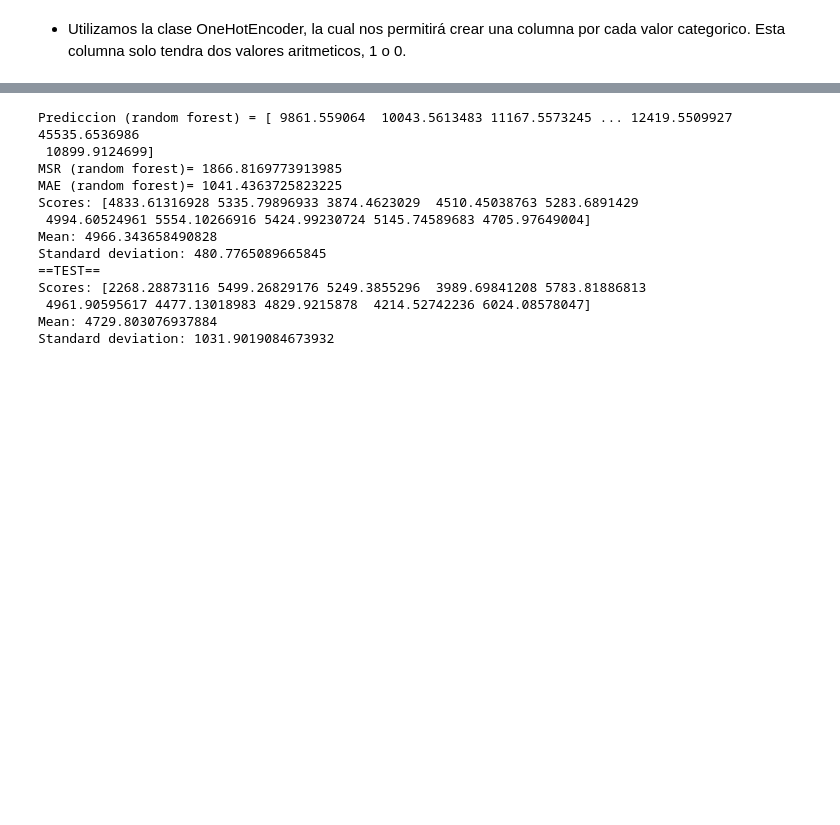
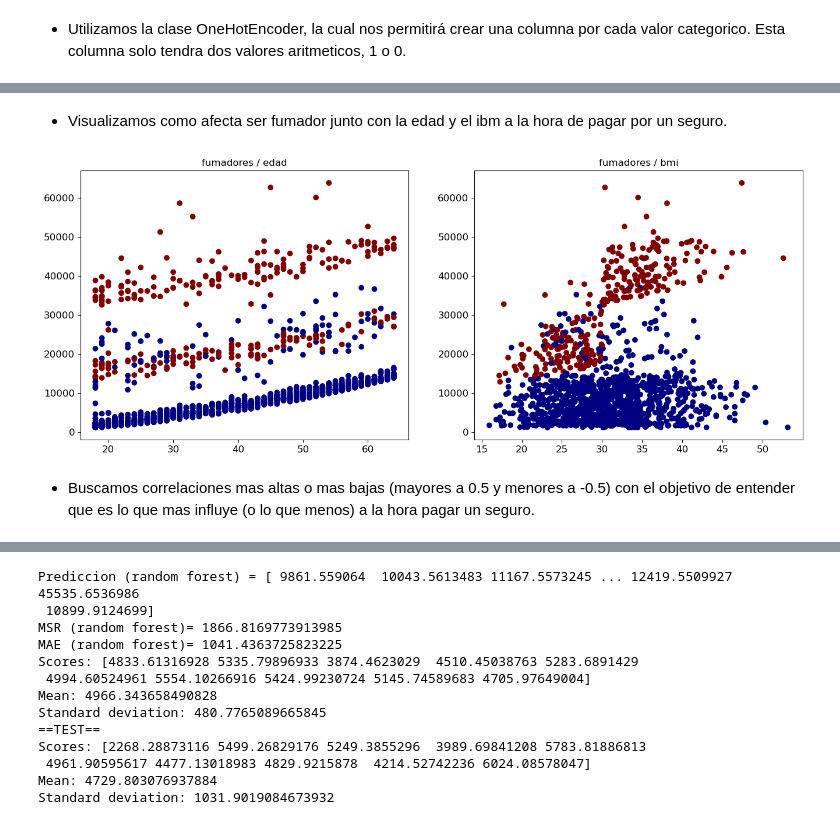
Before and after one commit to joshMonarch/prima_seguros, a Jupyter notebook: prima_seguros.ipynb, the cells around one changed output, grey strips where cells are left out. Cells and saved outputs as stored; diff of their text form; code cells hidden in the pictures; blank space fills up the shorter version.

```diff
--- a/prima_seguros.ipynb
+++ b/prima_seguros.ipynb
@@ -185,0 +163,16 @@ def split_train_test(data, test_ratio):
+# %% [markdown]
+- Visualizamos como afecta ser fumador junto con la edad y el ibm a la hora de pagar por un seguro.
+# %%
+_, (subplot1, subplot2) = plt.subplots(nrows=1, ncols=2, figsize=(16, 6))
+
+subplot1.scatter(copy['age'], copy['charges'], c=copy['smoker'], cmap=plt.get_cmap("jet"))
+subplot1.set_title("fumadores / edad")
+
+subplot2.scatter(copy['bmi'], copy['charges'], c=copy['smoker'], cmap=plt.get_cmap("jet"))
+subplot2.set_title("fumadores / bmi")
+
+plt.show()
+# %% [output]
+[figure, added]
+# %% [markdown]
+- Buscamos correlaciones mas altas o mas bajas (mayores a 0.5 y menores a -0.5) con el objetivo de entender que es lo que mas influye (o lo que menos) a la hora pagar un seguro.
```
Also changed, not shown: parts of 21 cells of this notebook.
